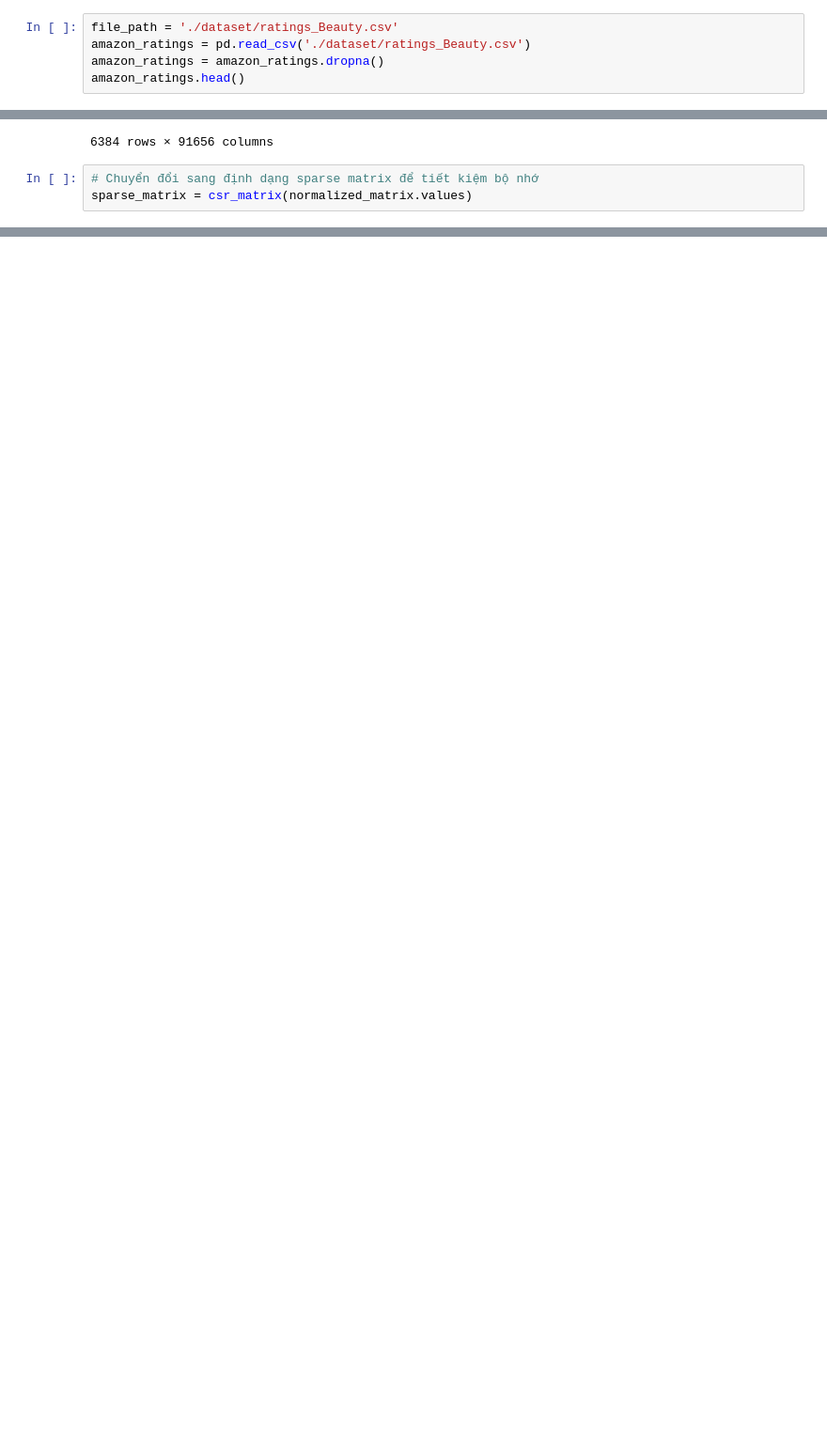
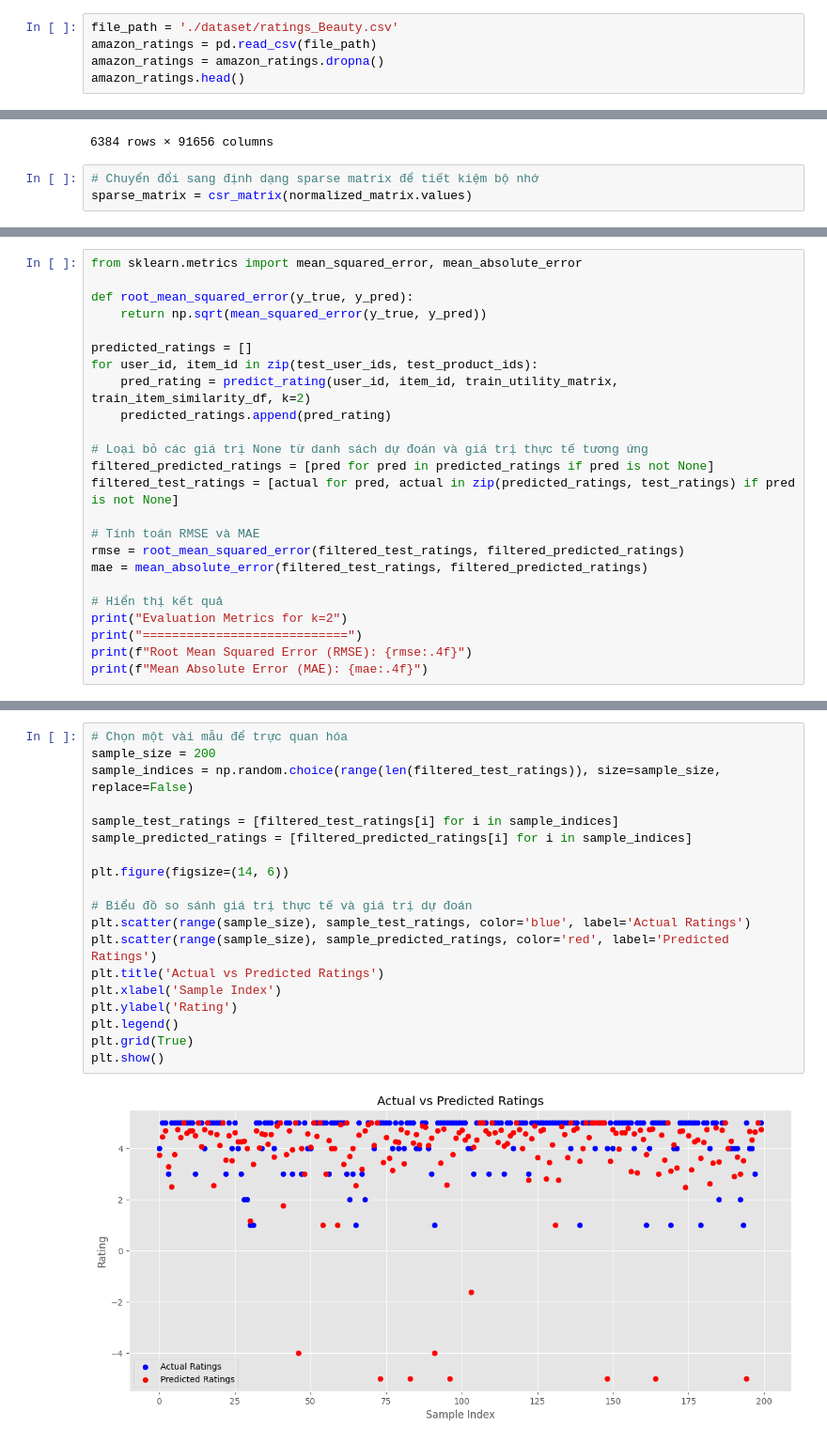
Before and after one commit to npm11/Recommendation-System-Project, a Jupyter notebook: RS_Project_Notebook.ipynb, the cells around one changed output, grey strips where cells are left out. Shown: that part at 94% size. Cells and saved outputs as stored; diff of their text form; blank space fills up the shorter version.

```diff
--- a/RS_Project_Notebook.ipynb
+++ b/RS_Project_Notebook.ipynb
@@ -32,6 +29,6 @@ plt.style.use("ggplot")
 # %%
 file_path = './dataset/ratings_Beauty.csv'
-amazon_ratings = pd.read_csv('./dataset/ratings_Beauty.csv')
+amazon_ratings = pd.read_csv(file_path)
 amazon_ratings = amazon_ratings.dropna()
 amazon_ratings.head()
 # %% [output]
@@ -430,0 +226,24 @@ Một số giá trị mẫu từ final_features:
+# %%
+from sklearn.metrics import mean_squared_error, mean_absolute_error
+
+def root_mean_squared_error(y_true, y_pred):
+    return np.sqrt(mean_squared_error(y_true, y_pred))
+
+predicted_ratings = []
+for user_id, item_id in zip(test_user_ids, test_product_ids):
+    pred_rating = predict_rating(user_id, item_id, train_utility_matrix, train_item_similarity_df, k=2)
+    predicted_ratings.append(pred_rating)
+
+# Loại bỏ các giá trị None từ danh sách dự đoán và giá trị thực tế tương ứng
+filtered_predicted_ratings = [pred for pred in predicted_ratings if pred is not None]
+filtered_test_ratings = [actual for pred, actual in zip(predicted_ratings, test_ratings) if pred is not None]
+
+# Tính toán RMSE và MAE
+rmse = root_mean_squared_error(filtered_test_ratings, filtered_predicted_ratings)
+mae = mean_absolute_error(filtered_test_ratings, filtered_predicted_ratings)
+
+# Hiển thị kết quả
+print("Evaluation Metrics for k=2")
+print("============================")
+print(f"Root Mean Squared Error (RMSE): {rmse:.4f}")
+print(f"Mean Absolute Error (MAE): {mae:.4f}")
@@ -430,0 +325,21 @@ Một số giá trị mẫu từ final_features:
+# %%
+# Chọn một vài mẫu để trực quan hóa
+sample_size = 200
+sample_indices = np.random.choice(range(len(filtered_test_ratings)), size=sample_size, replace=False)
+
+sample_test_ratings = [filtered_test_ratings[i] for i in sample_indices]
+sample_predicted_ratings = [filtered_predicted_ratings[i] for i in sample_indices]
+
+plt.figure(figsize=(14, 6))
+
+# Biểu đồ so sánh giá trị thực tế và giá trị dự đoán
+plt.scatter(range(sample_size), sample_test_ratings, color='blue', label='Actual Ratings')
+plt.scatter(range(sample_size), sample_predicted_ratings, color='red', label='Predicted Ratings')
+plt.title('Actual vs Predicted Ratings')
+plt.xlabel('Sample Index')
+plt.ylabel('Rating')
+plt.legend()
+plt.grid(True)
+plt.show()
+# %% [output]
+[figure, added]
```
Also changed, not shown: parts of 61 cells of this notebook.
